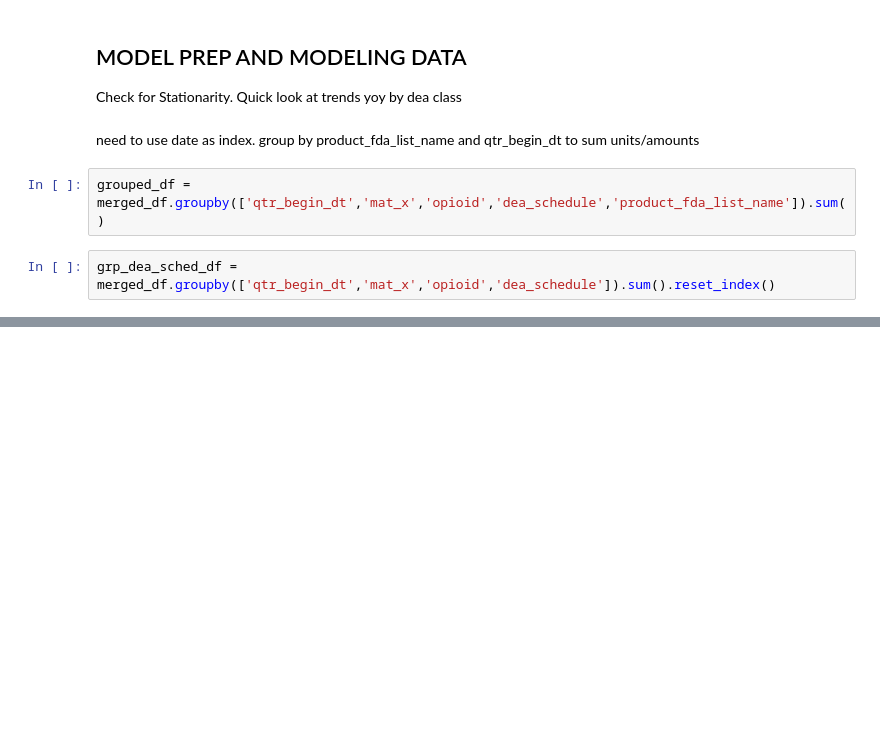
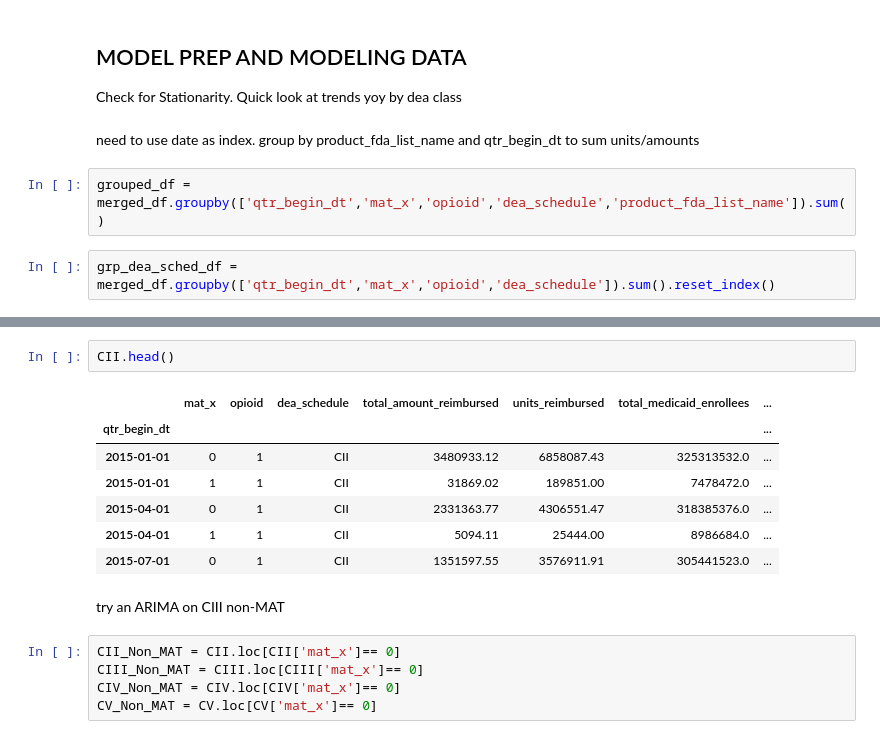
Before and after one commit to tiffany1576/personal_portfolio, a Jupyter notebook: Capstone/Opioid_Prescription_Model.ipynb, the cells around one changed output, grey strips where cells are left out. Saved outputs shown, nothing was run; the diff lists cells and outputs as text; blank space fills up the shorter version.

```diff
--- a/Capstone/Opioid_Prescription_Model.ipynb
+++ b/Capstone/Opioid_Prescription_Model.ipynb
@@ -43,0 +42,17 @@ ValueError: You must specify a period or x must be a pandas object with a Dateti
+# %%
+CII.head()
+# %% [output]
+|  | mat_x | opioid | dea_schedule | total_amount_reimbursed | units_reimbursed | total_medicaid_enrollees | ... |
+| qtr_begin_dt |  |  |  |  |  |  | ... |
+| 2015-01-01 | 0 | 1 | CII | 3480933.12 | 6858087.43 | 325313532.0 | ... |
+| 2015-01-01 | 1 | 1 | CII | 31869.02 | 189851.00 | 7478472.0 | ... |
+| 2015-04-01 | 0 | 1 | CII | 2331363.77 | 4306551.47 | 318385376.0 | ... |
+| 2015-04-01 | 1 | 1 | CII | 5094.11 | 25444.00 | 8986684.0 | ... |
+| 2015-07-01 | 0 | 1 | CII | 1351597.55 | 3576911.91 | 305441523.0 | ... |
+# %% [markdown]
+try an ARIMA on CIII non-MAT
+# %%
+CII_Non_MAT = CII.loc[CII['mat_x']== 0]
+CIII_Non_MAT = CIII.loc[CIII['mat_x']== 0]
+CIV_Non_MAT = CIV.loc[CIV['mat_x']== 0]
+CV_Non_MAT = CV.loc[CV['mat_x']== 0]
```
Also changed, not shown: parts of 15 cells of this notebook, 1 other file.
